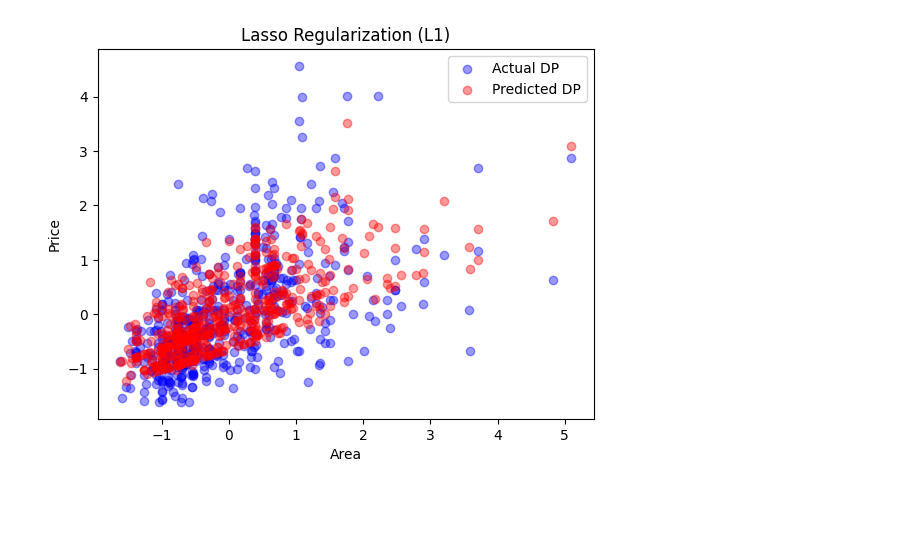
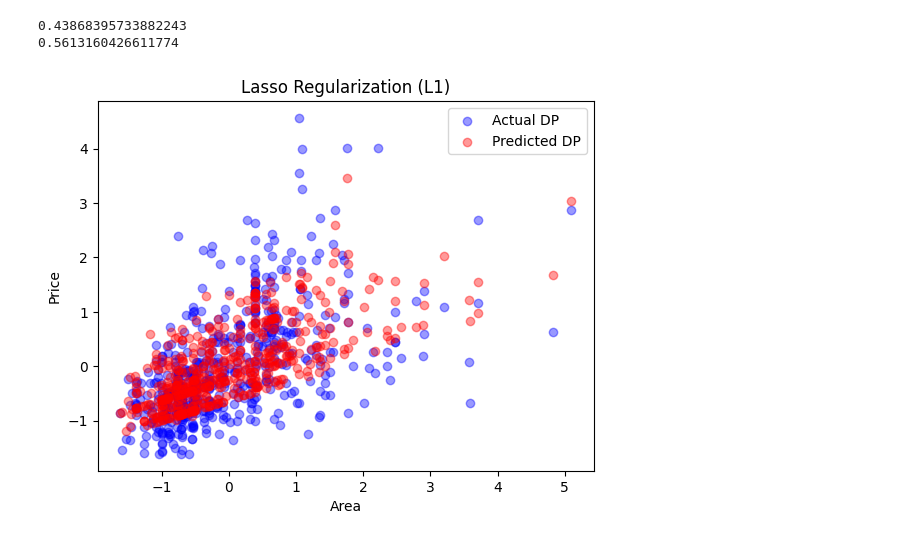
Before and after one commit to abhinandan2540/MLT-labwork, a Jupyter notebook: Lasso Regression/Lasso_r.ipynb, the cells around one changed output. Saved outputs shown, nothing was run; the diff lists cells and outputs as text; code cells hidden in the pictures; blank space fills up the shorter version.

Commit message:
Lasso Regression

```diff
--- a/Lasso Regression/Lasso_r.ipynb
+++ b/Lasso Regression/Lasso_r.ipynb
@@ -16,34 +16,43 @@ y_pn = np.array(csv['price'])
 x = (x_pn-np.mean(x_pn, axis=0)) / np.std(x_pn, axis=0)
 y = (y_pn-np.mean(y_pn))/np.std(y_pn)
 
-def Lasso_GD(x,y,learning_rate,L,iteration):
+def Lasso_GD(x,y,learning_rate,L_1,iteration):
     n=len(y)
     y=y.reshape(-1,1)
     X=np.c_[np.ones((n,1)),x]
     beta=np.zeros((X.shape[1],1))
 
     for _ in range(iteration):
         y_pred= X @ beta
         cf=y_pred - y
         # gradient
         dm=(1/n)*(X.T @ cf)
         z=beta-(learning_rate*dm)
         # soft thresolding
-        beta = np.sign(z)*np.maximum(np.abs(z)-learning_rate*L, 0)
+        beta = np.sign(z)*np.maximum(np.abs(z)-learning_rate*L_1, 0)
 
     # model prediction
     y_prediction= X @ beta
+    # model evaluation
+    mse=mean_squared_error(y,y_prediction)
+    r2=r2_score(y,y_prediction)
+    print(mse)
+    print(r2)
 
     # plotting
     plt.scatter(x[:,0],y,color='blue',alpha=0.4,label='Actual DP')
     plt.scatter(x[:,0],y_prediction,color='red',alpha=0.4,label='Predicted DP')
     plt.legend()
     plt.xlabel('Area')
     plt.ylabel('Price')
     plt.title('Lasso Regularization (L1)')
     plt.show()
 
 
-Lasso_GD(x,y,0.1,0.001,10000)
+Lasso_GD(x,y,0.1,0.01,10000)
+# learning rate: 0.1
+# L_1: 0.01
 # %% [output]
+0.43868395733882243
+0.5613160426611774
-[figure, old version]
+[figure, new version]
```
